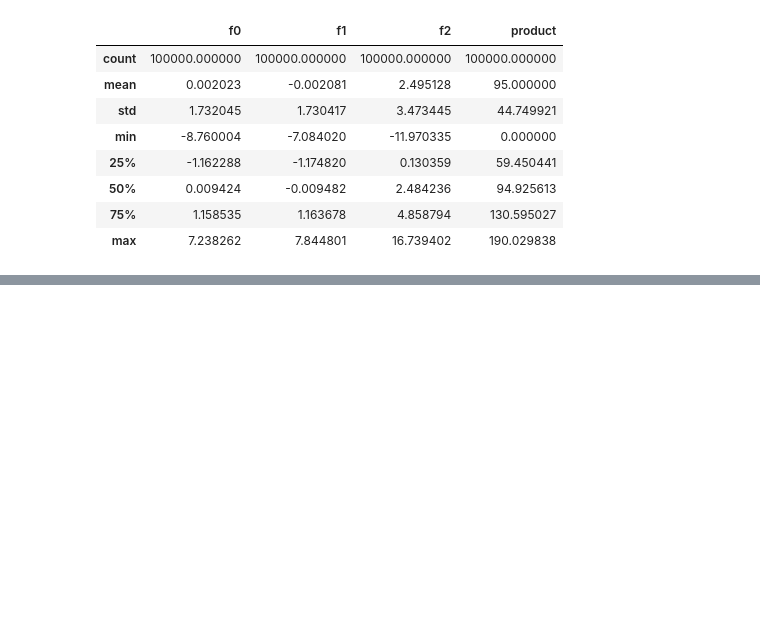
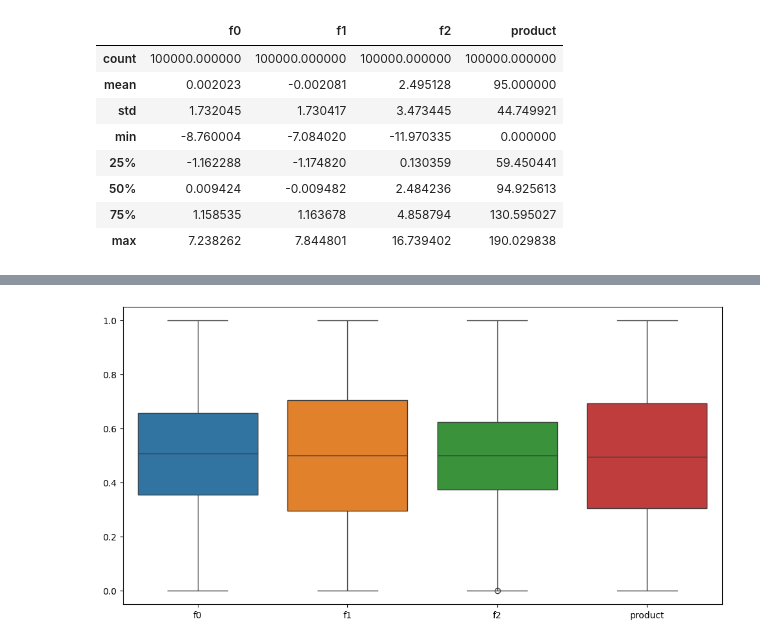
Before and after one commit to serguntsov/geo_well_ml, a Jupyter notebook: where_to_drill_a_well.ipynb, the cells around one changed output, grey strips where cells are left out. Saved outputs shown, nothing was run; the diff lists cells and outputs as text; code cells hidden in the pictures; blank space fills up the shorter version.

```diff
--- a/where_to_drill_a_well.ipynb
+++ b/where_to_drill_a_well.ipynb
@@ -221,0 +273,9 @@ geo_data_2.describe()
+# %%
+IQR = geo_data_0['f2'].quantile(0.75) - geo_data_0['f2'].quantile(0.25)
+min_f2 = geo_data_0['f2'].quantile(0.25) - 1.5 * IQR
+max_f2 = geo_data_0['f2'].quantile(0.75) + 1.5 * IQR
+
+
+plt_boxplot_scaler(geo_data_0.query('f2 >= @min_f2').query('f2 <= @max_f2'))
+# %% [output]
+[figure, added]
```
Also changed, not shown: parts of 13 cells of this notebook.
